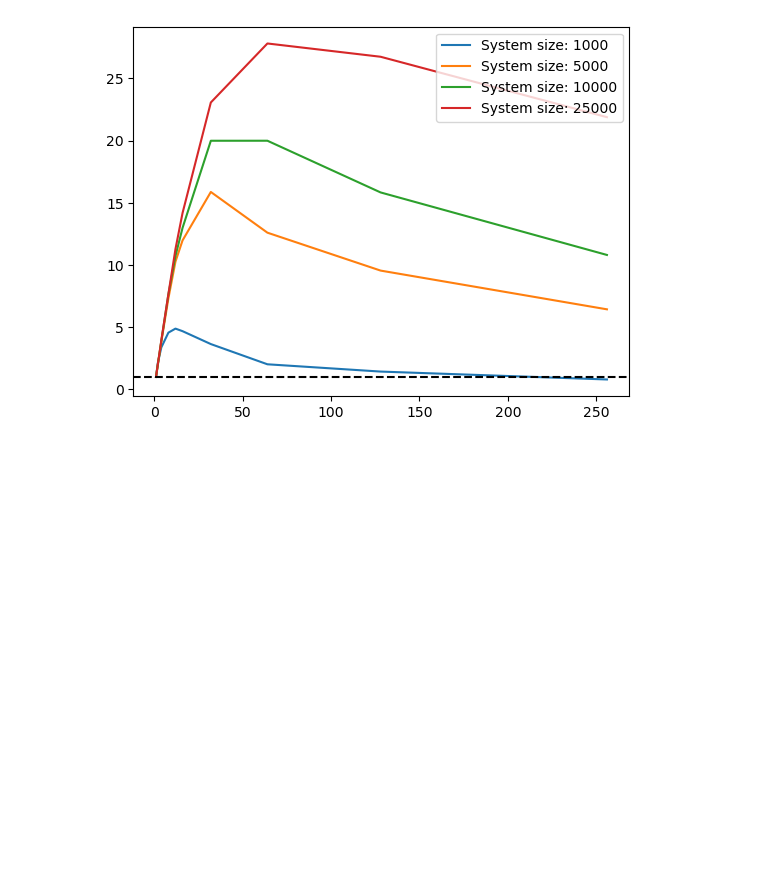
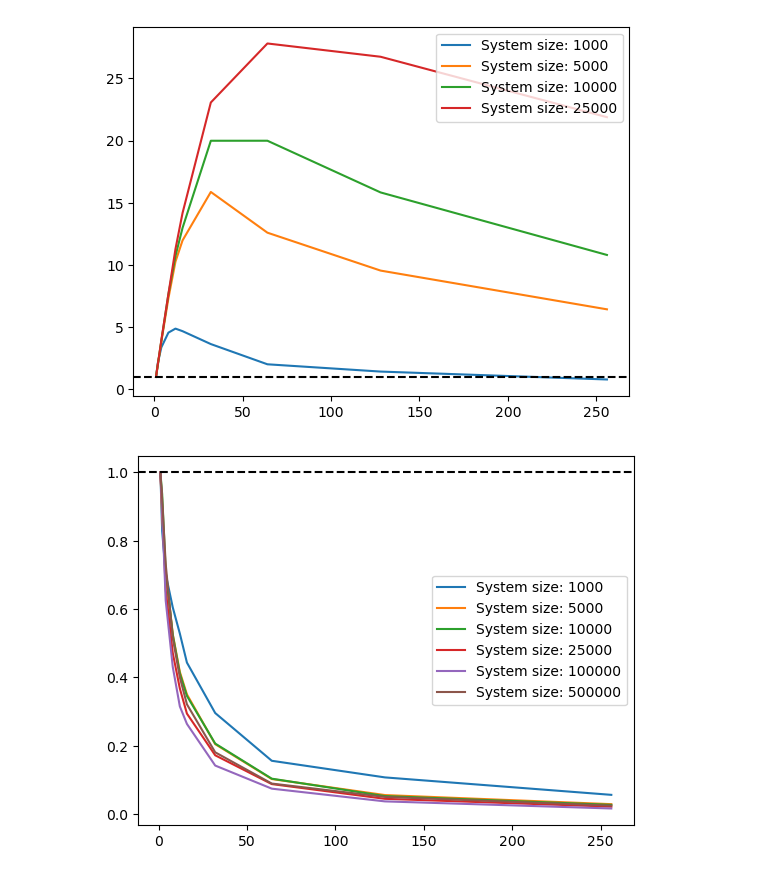
Before and after one commit to sncr0/parallel-verlet, a Jupyter notebook: results/plot_speedups.ipynb, the cells around one changed output. Drawn from its saved outputs; the diff is of its cells as text; code cells hidden in the pictures; blank space fills up the shorter version.

Commit message:
benchmarking of bonds

```diff
--- a/results/plot_speedups.ipynb
+++ b/results/plot_speedups.ipynb
@@ -23,3 +21,13 @@ ax.axhline(1, color='k', linestyle='--')
 fig.savefig('../report/images/dispersion_scaling.png', dpi=300)
 # %% [output]
 [figure]
+# %%
+data = np.loadtxt('data/bonds_benchmark_results.csv', delimiter=',')
+fig, ax = plt.subplots()
+for row in data:
+    ax.plot([1, 2, 4, 8, 12, 16, 32, 64, 128, 256], row[2]/row[2:], '-', label = f"System size: {int(row[0])}")
+ax.legend()
+ax.axhline(1, color='k', linestyle='--')
+fig.savefig('../report/images/bonds_scaling.png', dpi=300)
+# %% [output]
+[figure, added]
```
Also changed, not shown: parts of 5 cells of this notebook, 5 other files.
